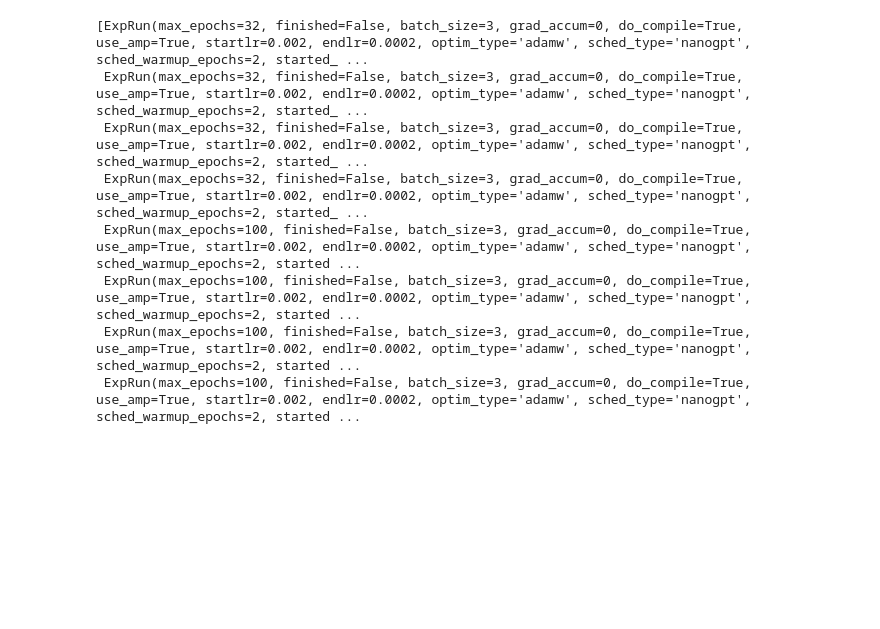
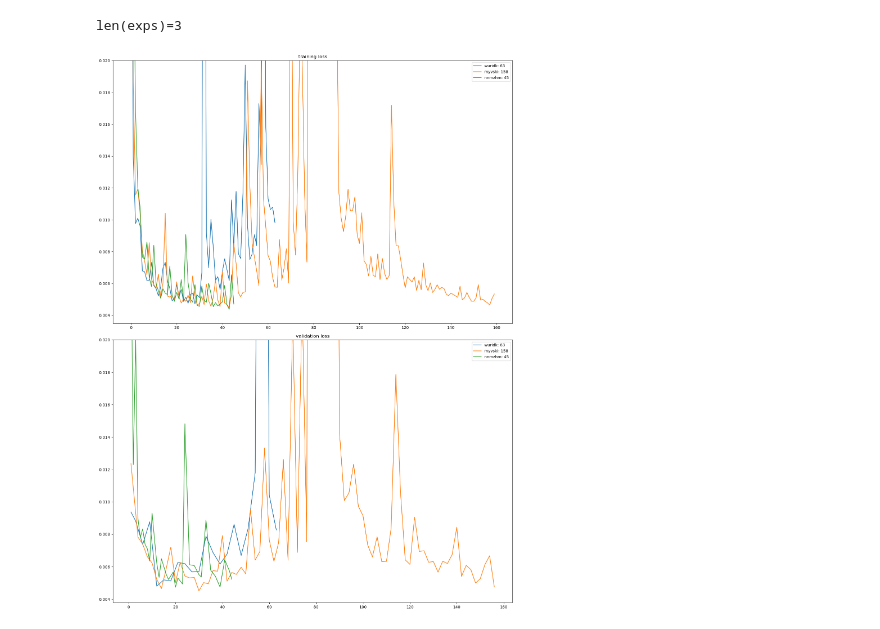
Before and after one commit to timh/nn-202302, a Jupyter notebook: src/nnexp/denoise/cp_explore.ipynb, the cells around one changed output. Cells and saved outputs as stored; diff of their text form; code cells hidden in the pictures; blank space fills up the shorter version.

```diff
--- a/src/nnexp/denoise/cp_explore.ipynb
+++ b/src/nnexp/denoise/cp_explore.ipynb
@@ -21,48 +21,39 @@ def plot_one(exp: Experiment, axes: axes.Axes, field: str, label: str):
         hist_x = list(range(len(hist_val)))
         hist_y = hist_val
 
-    # if len(hist_y):
-    #     # axes.set_ylim(ymin=min(hist_y), ymax=max(hist_y))
-    #     axes.set_ylim(ymax=.02, ymin=(min(hist_y) * 0.8))
+    if len(hist_y):
+        # axes.set_ylim(ymin=min(hist_y), ymax=max(hist_y))
+        axes.set_ylim(ymax=.02, ymin=(min(hist_y) * 0.8))
     axes.plot(hist_x, hist_y, label=label)
     axes.legend()
 
 exps = checkpoint_util.list_experiments()
 # exps = [exp for exp in exps if exp.shortcode == 'gdyfmh']
-# exps = [exp for exp in exps if exp.shortcode in ['suhuab', 'edxhmm', 'idsdex']]
-exps = [exp for exp in exps if exp.net_class == 'EmbedToLatent']
+exps = [exp for exp in exps if exp.shortcode in ["wuridk", "myvski", "nnmzhm"]]
+# exps = [exp for exp in exps if exp.net_class == 'EmbedToLatent']
 
 print(f"{len(exps)=}")
 # exps = [exp for exp in exps
 #         if exp.net_class == 'Unet'
 #         # and exp.net_image_size == 256
 #         and exp.image_size == 256
 #         and exp.nepochs > 0]
 
 field_map = {
     'train_loss_hist': 'training loss',
     'val_loss_hist': 'validation loss',
     # 'backing_loss_hist': 'backing loss',
     # 'kld_loss_hist': 'kl/d loss'
 }
 
 nrows = len(field_map)
 fig = plt.figure(1, figsize=(15, 10 * nrows), layout='tight')
 axes_list = fig.subplots(nrows=nrows, ncols=1)
 
 for axes, (field, field_label) in zip(axes_list, field_map.items()):
     axes.set_title(field_label)
     for exp in exps:
         plot_one(exp, axes, field, f"{exp.shortcode}: {exp.nepochs}")
+# %% [output]
+len(exps)=3
+[figure, added]
-# %%
-idsdex = checkpoint_util.find_experiment("idsdex")
-idsdex.runs
-# %% [output]
-[ExpRun(max_epochs=32, finished=False, batch_size=3, grad_accum=0, do_compile=True, use_amp=True, startlr=0.002, endlr=0.0002, optim_type='adamw', sched_type='nanogpt', sched_warmup_epochs=2, started_ ...
- ExpRun(max_epochs=32, finished=False, batch_size=3, grad_accum=0, do_compile=True, use_amp=True, startlr=0.002, endlr=0.0002, optim_type='adamw', sched_type='nanogpt', sched_warmup_epochs=2, started_ ...
- ExpRun(max_epochs=32, finished=False, batch_size=3, grad_accum=0, do_compile=True, use_amp=True, startlr=0.002, endlr=0.0002, optim_type='adamw', sched_type='nanogpt', sched_warmup_epochs=2, started_ ...
- ExpRun(max_epochs=32, finished=False, batch_size=3, grad_accum=0, do_compile=True, use_amp=True, startlr=0.002, endlr=0.0002, optim_type='adamw', sched_type='nanogpt', sched_warmup_epochs=2, started_ ...
- ExpRun(max_epochs=100, finished=False, batch_size=3, grad_accum=0, do_compile=True, use_amp=True, startlr=0.002, endlr=0.0002, optim_type='adamw', sched_type='nanogpt', sched_warmup_epochs=2, started ...
- ExpRun(max_epochs=100, finished=False, batch_size=3, grad_accum=0, do_compile=True, use_amp=True, startlr=0.002, endlr=0.0002, optim_type='adamw', sched_type='nanogpt', sched_warmup_epochs=2, started ...
- ExpRun(max_epochs=100, finished=False, batch_size=3, grad_accum=0, do_compile=True, use_amp=True, startlr=0.002, endlr=0.0002, optim_type='adamw', sched_type='nanogpt', sched_warmup_epochs=2, started ...
- ExpRun(max_epochs=100, finished=False, batch_size=3, grad_accum=0, do_compile=True, use_amp=True, startlr=0.002, endlr=0.0002, optim_type='adamw', sched_type='nanogpt', sched_warmup_epochs=2, started ...
```
Also changed, not shown: parts of 1 cell of this notebook, 16 other files.
